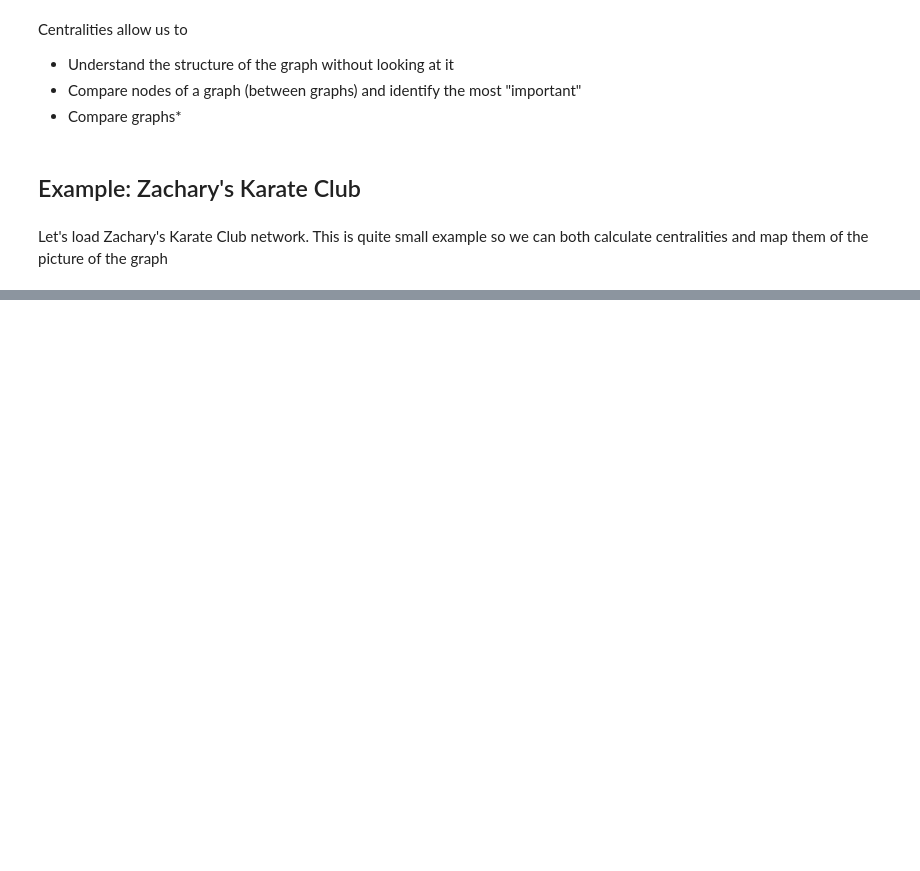
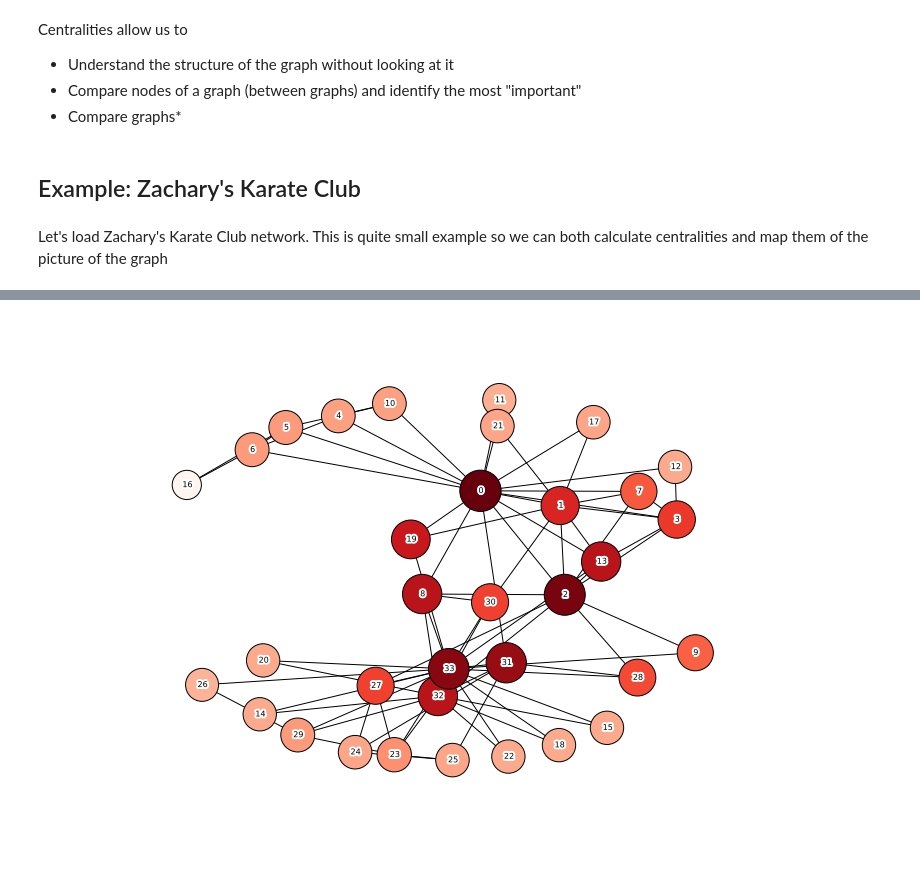
Before and after one commit to shestakoff/social_ntwks, a Jupyter notebook: centralities.ipynb, the cells around one changed output, grey strips where cells are left out. Saved outputs shown, nothing was run; the diff lists cells and outputs as text; code cells hidden in the pictures; blank space fills up the shorter version.

```diff
--- a/centralities.ipynb
+++ b/centralities.ipynb
@@ -50,0 +63,15 @@ Download Power Grid network from [here](http://networkdata.ics.uci.edu/data/powe
+# %%
+# Closeness centrality
+cl = nx.closeness_centrality(G)
+plt.figure(1, figsize=(10,7))
+coord = nx.spring_layout(G)
+nx.draw(G,
+          pos,
+          nodelist=cl.keys(),
+          node_size = [d*3000 for d in cl.values()],
+          node_color=cl.values(),
+          font_size=8,
+          cmap=plt.cm.Reds,
+          )
+# %% [output]
+[figure, added]
```
Also changed, not shown: parts of 8 cells of this notebook.
